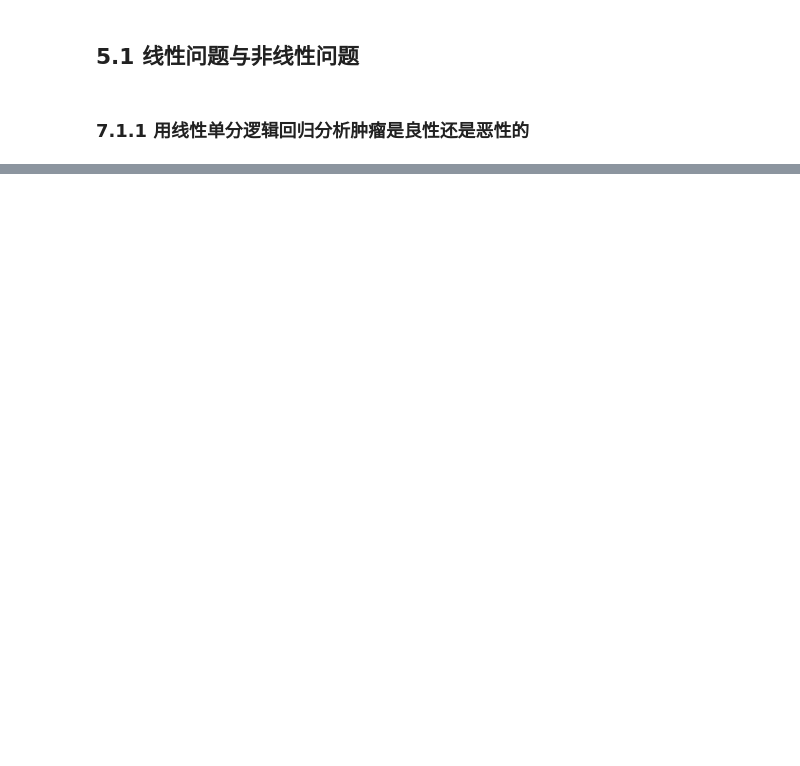
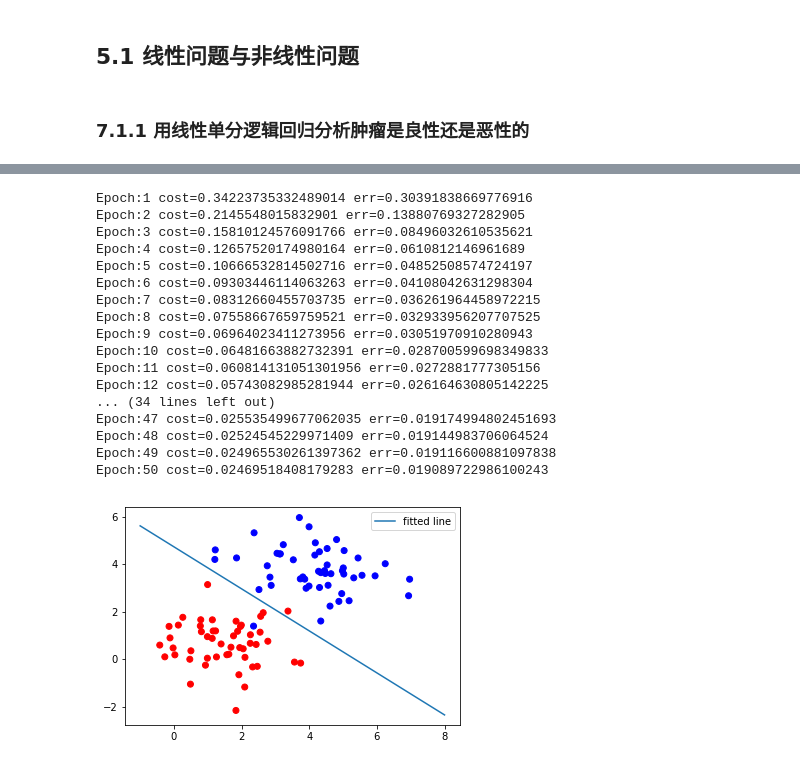
Before and after one commit to ZhangNeos/TensorFlow-Tutorial, a Jupyter notebook: 5 多层神经网络—解决非线性问题.ipynb, the cells around one changed output, grey strips where cells are left out. Cells and saved outputs as stored; diff of their text form; code cells hidden in the pictures; blank space fills up the shorter version.

```diff
--- a/5 多层神经网络—解决非线性问题.ipynb
+++ b/5 多层神经网络—解决非线性问题.ipynb
@@ -52,0 +53,71 @@ plt.show()
+# %%
+# 构建网络结构
+lab_dim = 1
+input_dim = 2
+
+# 设置占位符
+input_features = tf.placeholder(tf.float32, [None, input_dim])
+input_labels = tf.placeholder(tf.float32, [None, lab_dim])
+
+# 定义学习参数
+w = tf.Variable(tf.random_normal([input_dim, lab_dim]), name='weight')
+b = tf.Variable(tf.zeros([lab_dim]), name='biases')
+
+# 定义前向结构
+output = tf.nn.sigmoid(tf.matmul(input_features, w)+b)
+cross_entropy = -(input_labels*tf.log(output) + (1-input_labels)*tf.log(1-output))
+
+# 定义模型损失
+ser = tf.square(input_labels-output) # 利用平方差函数评估模型的错误率
+loss = tf.reduce_mean(cross_entropy)
+err = tf.reduce_mean(ser)
+
+# 定义反向结构
+optimizer = tf.train.AdamOptimizer(0.04) # AdamOptimizer优化器会动态调节梯度
+train = optimizer.minimize(loss)
+
+# 设置参数进行训练
+maxEpochs = 50
+MiniBatchSize = 25
+
+with tf.Session() as sess:
+    sess.run(tf.global_variables_initializer())
+    for epoch in range(maxEpochs):
+        sumerr=0
+        for i in range(np.int32(len(y)/MiniBatchSize)):
+            x1 = x[i*MiniBatchSize:(i+1)*MiniBatchSize, :]
+            y1 = np.reshape(y[i*MiniBatchSize: (i+1)*MiniBatchSize], [-1, 1])
+            tf.reshape(y1, [-1, 1])
+            _, lossval, outputval, errval = sess.run([train, loss, output, err],
+                                                    feed_dict={input_features:x1, input_labels: y1})
+            sumerr = sumerr+errval
+        print('Epoch:{}'.format(epoch+1), 'cost={}'.format(lossval), 'err={}'.format(sumerr/MiniBatchSize))
+
+    # 数据可视化
+    train_x , train_y = generate(100, mean, cov, [3.0], True)
+    colors = ['r' if l==0 else 'b' for l in train_y[:]]
+    plt.scatter(train_x[:, 0], train_x[:, 1], c=colors)
+    x = np.linspace(-1, 8, 200)
+    y = -x*(sess.run(w)[0]/sess.run(w)[1]) - sess.run(b)/sess.run(w)[1]
+    plt.plot(x, y, label='fitted line')
+    plt.legend()
+    plt.show()
+# %% [output]
+Epoch:1 cost=0.34223735332489014 err=0.30391838669776916
+Epoch:2 cost=0.2145548015832901 err=0.13880769327282905
+Epoch:3 cost=0.15810124576091766 err=0.08496032610535621
+Epoch:4 cost=0.12657520174980164 err=0.0610812146961689
+Epoch:5 cost=0.10666532814502716 err=0.04852508574724197
+Epoch:6 cost=0.09303446114063263 err=0.04108042631298304
+Epoch:7 cost=0.08312660455703735 err=0.036261964458972215
+Epoch:8 cost=0.07558667659759521 err=0.032933956207707525
+Epoch:9 cost=0.06964023411273956 err=0.03051970910280943
+Epoch:10 cost=0.06481663882732391 err=0.028700599698349833
+Epoch:11 cost=0.060814131051301956 err=0.0272881777305156
+Epoch:12 cost=0.05743082985281944 err=0.026164630805142225
+... (34 lines left out)
+Epoch:47 cost=0.025535499677062035 err=0.019174994802451693
+Epoch:48 cost=0.02524545229971409 err=0.019144983706064524
+Epoch:49 cost=0.024965530261397362 err=0.019116600881097838
+Epoch:50 cost=0.02469518408179283 err=0.019089722986100243
+[figure, added]
```
Also changed, not shown: parts of 1 cell of this notebook.
